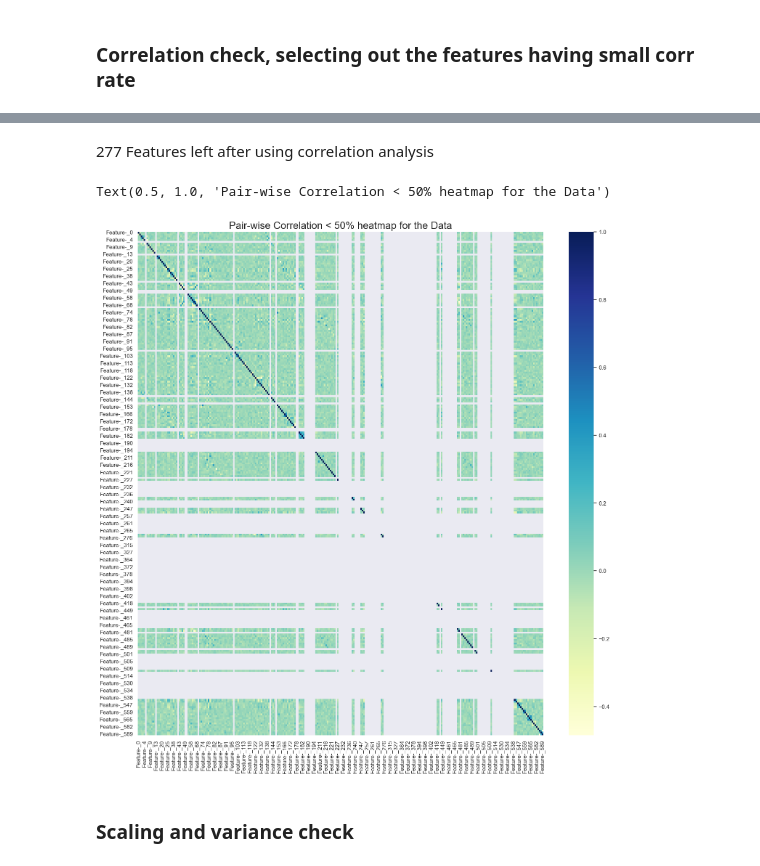
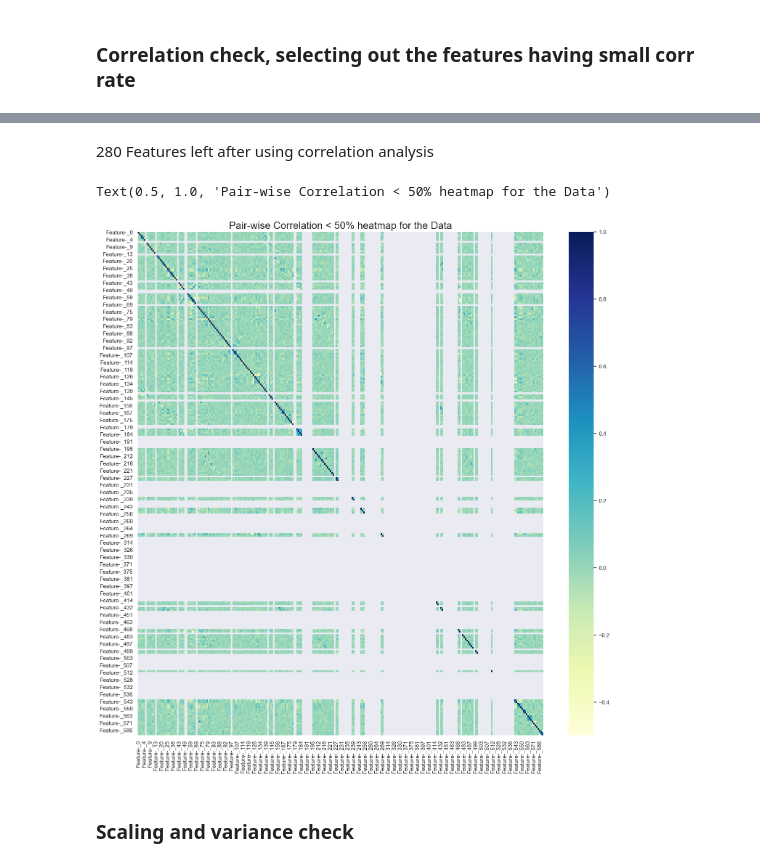
Before and after one commit to ZhitingDu/Machine-Learning, a Jupyter notebook: Secom.ipynb, the cells around one changed output, grey strips where cells are left out. Saved outputs shown, nothing was run; the diff lists cells and outputs as text; code cells hidden in the pictures.

```diff
--- a/Secom.ipynb
+++ b/Secom.ipynb
@@ -228,8 +163,8 @@ fig.show()
 # %%
 #missing value imputation method, reduce the unneed features
 # there are 24 columns have more than 55% missing values, in this case will be removed
-train_na=X_train.isna().sum()*100/X_train.shape[0]
-train_na = df[df>55]
-train_na.shape
+secom_na=secom_merged.isna().sum()*100/secom.shape[0]
+secom_na = df[df>55]
+secom_na.shape
 # %% [output]
 (24,)
@@ -242,6 +171,6 @@ test_na.shape
 # %%
 #missing value imputation method, reduce the unneed features,after 566 features left
 # https://www.kaggle.com/code/kirshoff/secom-dataset-analysis
-X_train = X_train.drop(axis=1, columns=train_na.index)
-X_train.shape
+secom = secom.drop(axis=1, columns=secom_na.index)
+secom.shape
 # %% [output]
@@ -257,8 +181,8 @@ X_test.shape
 # missing value imputation method
 # fill the data of the columns having less missing valeus percentage
 #strategy : latest information available
-X_train.fillna(method='ffill', inplace=True)
-X_train.fillna(method='bfill', inplace=True)
-X_train
+secom.fillna(method='ffill', inplace=True)
+secom.fillna(method='bfill', inplace=True)
+secom
 # %% [output]
 |  | Feature-_0 | Feature-_1 | Feature-_2 | Feature-_3 | Feature-_4 | Feature-_5 | Feature-_6 | Feature-_7 | ... |
@@ -342,6 +241,6 @@ def remove_collinear_features(x, threshold):
 #Remove columns having more than +50% and less than -50% correlation
 # 278 columns (features) left
 # drop the left related column
-X_train = remove_collinear_features(X_train,0.50)
-X_train.head
+secom = remove_collinear_features(secom,0.50)
+secom.head
 # %% [output]
@@ -416,12 +281,12 @@ Feature-_588 | Feature-_587 | 0.97
 # %% [markdown]
-277 Features left after using correlation analysis
+280 Features left after using correlation analysis
 # %%
 plt.rcParams['figure.figsize'] = (18, 18)
-sns.heatmap(X_train.corr(), cmap = "YlGnBu")
+sns.heatmap(secom.corr(), cmap = "YlGnBu")
 plt.title('Pair-wise Correlation < 50% heatmap for the Data', fontsize = 20)
 # %% [output]
 Text(0.5, 1.0, 'Pair-wise Correlation < 50% heatmap for the Data')
-[figure, old version]
+[figure, new version]
 # %% [markdown]
 ### Scaling and variance check
 # %%
```
Also changed, not shown: parts of 48 cells of this notebook.
